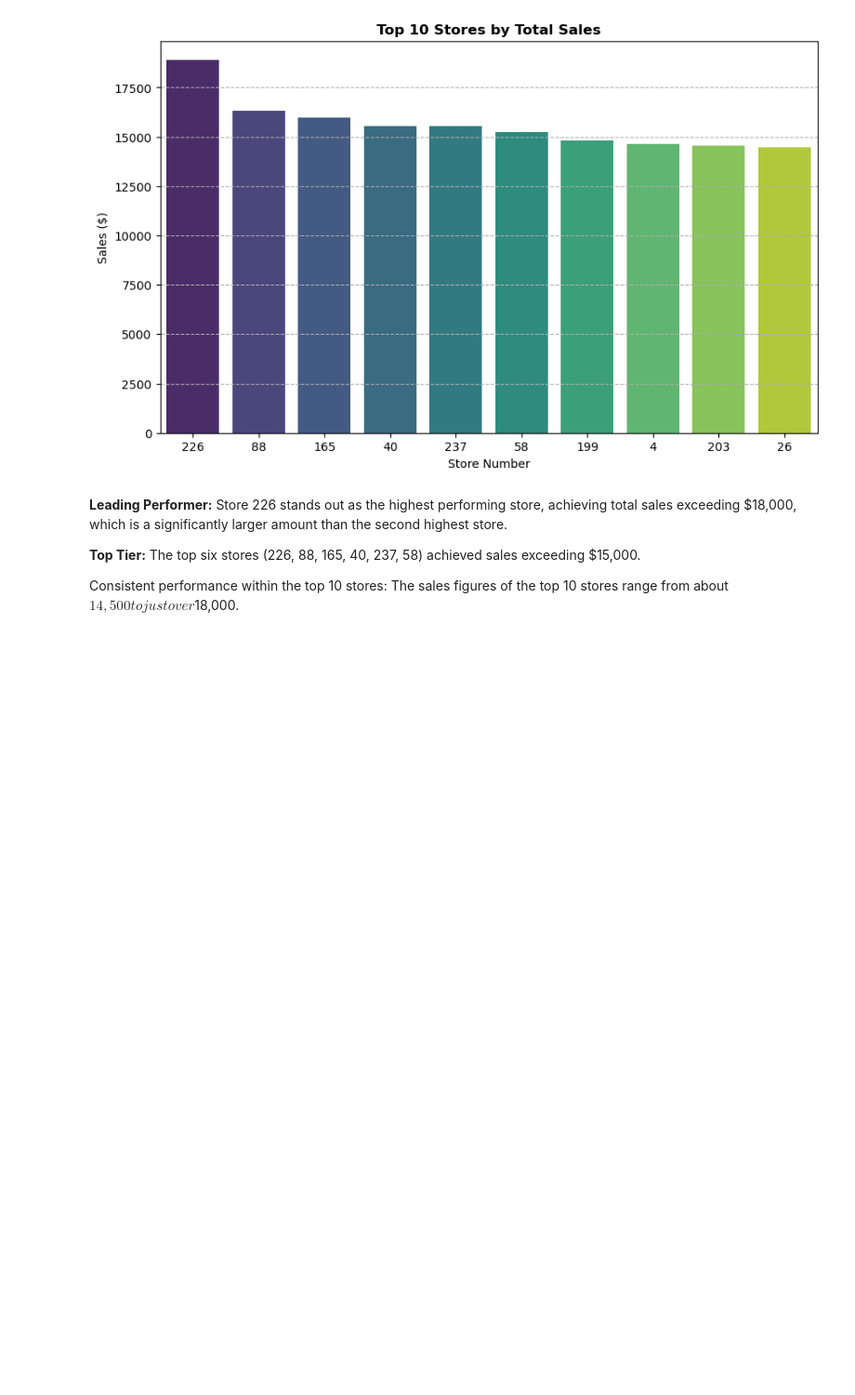
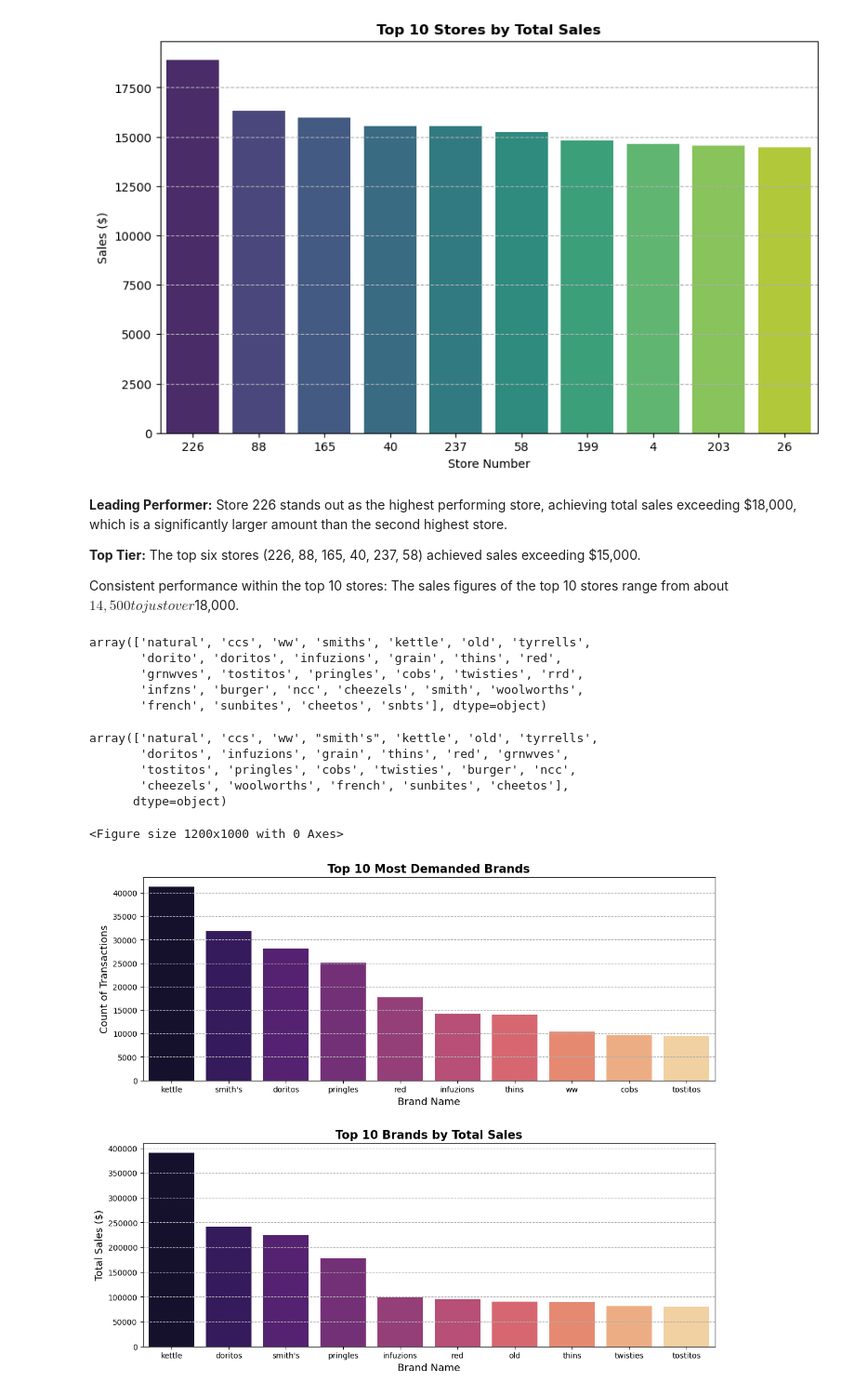
Before and after one commit to bn-khalifa/RetailTrialImpactAnalysis, a Jupyter notebook: 1st_Sprint/RetailStrategy&Analytics.ipynb, the cells around one changed output. Shown at 93% size. Cells and saved outputs as stored; diff of their text form; code cells hidden in the pictures; blank space fills up the shorter version.

Commit message:
added analysis for sales drivers (Brand Name, Product Type)

```diff
--- a/1st_Sprint/RetailStrategy&Analytics.ipynb
+++ b/1st_Sprint/RetailStrategy&Analytics.ipynb
@@ -360,3 +360,60 @@ plt.show()
 **Top Tier:** The top six stores (226, 88, 165, 40, 237, 58) achieved sales exceeding $15,000.
 
 Consistent performance within the top 10 stores: The sales figures of the top 10 stores range from about $14,500 to just over $18,000.
+# %%
+# analyze Sales Drivers (Brand Name)
+full_df['brandName'] = full_df['ProductName'].str.split().str[0]
+full_df['brandName'].unique()
+# %% [output]
+array(['natural', 'ccs', 'ww', 'smiths', 'kettle', 'old', 'tyrrells',
+       'dorito', 'doritos', 'infuzions', 'grain', 'thins', 'red',
+       'grnwves', 'tostitos', 'pringles', 'cobs', 'twisties', 'rrd',
+       'infzns', 'burger', 'ncc', 'cheezels', 'smith', 'woolworths',
+       'french', 'sunbites', 'cheetos', 'snbts'], dtype=object)
+# %%
+# fix some brand names like (dorito -> doritos)
+correctNames = {
+    'dorito': 'doritos',
+    'snbts': 'sunbites',
+    'rrd': 'red',
+    'infzns': 'infuzions',
+    'smith': 'smith\'s',
+    'smiths': 'smith\'s'
+}
+full_df['brandName'].replace(correctNames, inplace=True)
+full_df['brandName'].unique()
+# %% [output]
+array(['natural', 'ccs', 'ww', "smith's", 'kettle', 'old', 'tyrrells',
+       'doritos', 'infuzions', 'grain', 'thins', 'red', 'grnwves',
+       'tostitos', 'pringles', 'cobs', 'twisties', 'burger', 'ncc',
+       'cheezels', 'woolworths', 'french', 'sunbites', 'cheetos'],
+      dtype=object)
+# %%
+# Visualize top 10 brands based on demand and sales
+plt.figure(figsize=(12, 10))  # Single consistent figure size
+fig, axes = plt.subplots(2, 1, figsize=(12, 10))
+
+# plotting Brand Demand
+brandDemand = full_df.groupby('brandName')['TransactionID'].count().sort_values(ascending=False).head(10).reset_index()
+brandDemand.rename(columns={'brandName': 'Brand', 'TransactionID': 'Demand'}, inplace=True)
+sns.barplot(data=brandDemand, x='Brand', y='Demand', palette='magma', ax=axes[0])
+axes[0].set_title('Top 10 Most Demanded Brands', fontsize=15, fontweight='bold')  # Fixed typo in title
+axes[0].set_ylabel('Count of Transactions', fontsize=13)
+axes[0].set_xlabel('Brand Name', fontsize=13)
+axes[0].tick_params(axis='x')
+axes[0].grid(True, axis='y', linestyle='--')
+
+# plotting Brand Total Sales
+brandTotalSales = full_df.groupby('brandName')['TotalSales'].sum().sort_values(ascending=False).head(10).reset_index()
+sns.barplot(data=brandTotalSales, x='brandName', y='TotalSales', palette='magma', ax=axes[1])
+axes[1].set_title('Top 10 Brands by Total Sales', fontsize=15, fontweight='bold')
+axes[1].set_ylabel('Total Sales ($)', fontsize=13)  # Added currency indicator
+axes[1].set_xlabel('Brand Name', fontsize=13)
+axes[1].tick_params(axis='x')
+axes[1].grid(True, axis='y', linestyle='--')
+
+plt.tight_layout(pad=3)
+plt.show()
+# %% [output]
+<Figure size 1200x1000 with 0 Axes>
+[figure, added]
```
Also changed, not shown: parts of 6 cells of this notebook.
